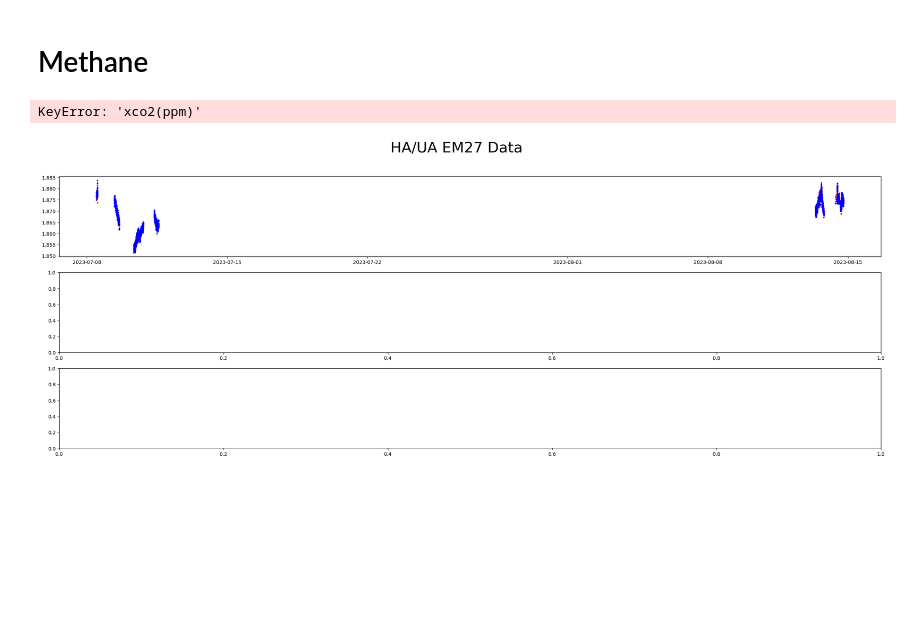
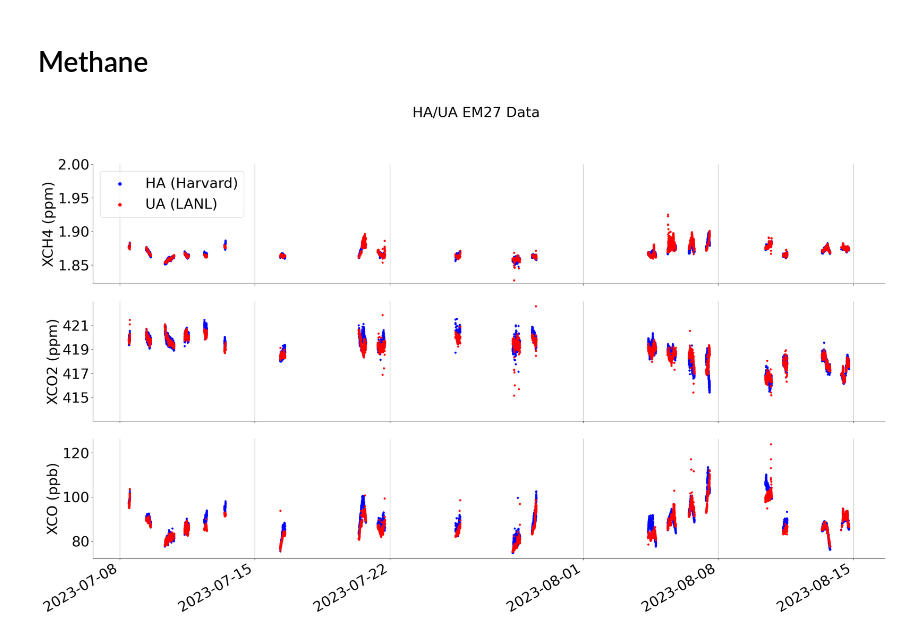
Before and after one commit to agmeyer4/Atmos_Column, a Jupyter notebook: atmos_column/ipynbs/oct2023_oco_presentation.ipynb, the cells around one changed output. Cells and saved outputs as stored; diff of their text form; code cells hidden in the pictures; blank space fills up the shorter version.

```diff
--- a/atmos_column/ipynbs/oct2023_oco_presentation.ipynb
+++ b/atmos_column/ipynbs/oct2023_oco_presentation.ipynb
@@ -1368,6 +1348,11 @@ fig.savefig(os.path.join(figures_path,fig_name),dpi=500)
 # %% [markdown]
 # Methane
 # %%
+#Define parameters
+base_project_dir = '/uufs/chpc.utah.edu/common/home/u0890904/LAIR_1/'
+data_subfolder = os.path.join(base_project_dir,'Data/EM27_oof/summer_2023/elaine_retrievals')
+inst_ids = ['ha','ua']
+
 dt1_str = '2023-07-08 11:00:00'
 dt2_str = '2023-08-14 23:59:59'
 timezone = 'US/Mountain'
@@ -1386,9 +1371,19 @@ for inst_id in inst_ids:
         df = df.loc[df['flag']==flag]
     if resample is not None:
         df = df.resample(resample).mean(numeric_only = True)
+    if inst_id == 'ua':
+        df['xch4(ppm)_tcconcorr'] = df['xch4(ppm)'] + tccon_ua_diff_dict['xch4']['50%']
+        df['xco2(ppm)_tcconcorr'] = df['xco2(ppm)'] + tccon_ua_diff_dict['xco2']['50%']
+        df['xco(ppb)_tcconcorr'] = df['xco(ppb)'] + tccon_ua_diff_dict['xco']['50%']
+    if inst_id == 'ha':
+        df['xch4(ppm)_tcconcorr'] = df['xch4(ppm)'] + ha_ua_diff_dict['xch4(ppm)']['50%']
+        df['xco2(ppm)_tcconcorr'] = df['xco2(ppm)'] + ha_ua_diff_dict['xco2(ppm)']['50%']
+        df['xco(ppb)_tcconcorr'] = df['xco(ppb)'] + ha_ua_diff_dict['xco(ppb)']['50%']
     oof_dfs[inst_id] = df.dropna(how='all')
-merged_df = merge_oofdfs(oof_dfs)
-merged_df = merged_df[['xch4(ppm)_ua','xch4(ppm)_ha','xco2(ppm)_ua','xco2(ppm)_ha','xco(ppb)_ua','xco(ppb)_ha']]
+merged_df = merge_oofdfs(oof_dfs,add_tags = True,dropna=True)
+merged_df = merged_df[['xch4(ppm)_tcconcorr_ua','xch4(ppm)_tcconcorr_ha','xch4(ppm)_error_ua','xch4(ppm)_error_ha',
+                       'xco2(ppm)_tcconcorr_ua','xco2(ppm)_tcconcorr_ha','xco2(ppm)_error_ua','xco2(ppm)_error_ha',
+                       'xco(ppb)_tcconcorr_ua','xco(ppb)_tcconcorr_ha','xco(ppb)_error_ua','xco(ppb)_error_ha']]
 # %%
 merged_df['xch4(ppm)_ua_tcconcorr'] = merged_df['xch4(ppm)_ua'] + tccon_ua_diff_dict['xch4']['50%']
 merged_df['xco2(ppm)_ua_tcconcorr'] = merged_df['xco2(ppm)_ua'] + tccon_ua_diff_dict['xco2']['50%']
@@ -1398,54 +1393,58 @@ merged_df['xch4(ppm)_ha_tcconcorr'] = merged_df['xch4(ppm)_ha'] + ha_ua_diff_dic
 merged_df['xco2(ppm)_ha_tcconcorr'] = merged_df['xco2(ppm)_ha'] + ha_ua_diff_dict['xco2(ppm)']['50%']
 merged_df['xco(ppb)_ha_tcconcorr'] = merged_df['xco(ppb)_ha'] + ha_ua_diff_dict['xco(ppb)']['50%']
 # %%
-fig_id = 'CH4_CO2_all_ts_corrected'
+fig_id = 'ua_ha_all_ts_corrected'
 
-fig,axes = plt.subplots(3,1,figsize = (30,10))
+fig,axes = plt.subplots(3,1,figsize = (30,17))
 fig.suptitle('HA/UA EM27 Data',fontsize = 30)
-labsize = 24
-marker_size = 4
+labsize = 30
+marker_size = 12
 
-xlims = [pd.to_datetime('2023-07-10 08:00:00').tz_localize('US/Mountain'),pd.to_datetime('2023-07-10 18:00:00').tz_localize('US/Mountain')]
+#xlims = [pd.to_datetime('2023-07-10 08:00:00').tz_localize('US/Mountain'),pd.to_datetime('2023-07-11 18:00:00').tz_localize('US/Mountain')]
 
-
-axes[0].scatter(merged_df.index,merged_df['xch4(ppm)_ua_tcconcorr'],color = 'red',s=marker_size)
-axes[0].scatter(merged_df.index,merged_df['xch4(ppm)_ha_tcconcorr'],color = 'blue',s=marker_size)
+axes[0].scatter(merged_df.index,merged_df['xch4(ppm)_tcconcorr_ha'],color = 'blue',s=marker_size)
+axes[0].scatter(merged_df.index,merged_df['xch4(ppm)_tcconcorr_ua'],color = 'red',s=marker_size)
+axes[1].scatter(merged_df.index,merged_df['xco2(ppm)_tcconcorr_ha'],color = 'blue',s=marker_size)
+axes[1].scatter(merged_df.index,merged_df['xco2(ppm)_tcconcorr_ua'],color = 'red',s=marker_size)
+axes[2].scatter(merged_df.index,merged_df['xco(ppb)_tcconcorr_ha'],color = 'blue',s=marker_size)
+axes[2].scatter(merged_df.index,merged_df['xco(ppb)_tcconcorr_ua'],color = 'red',s=marker_size)
 
 # axes[1].scatter(merged_df.index,merged_df['xco2(ppm)'],color = color,s=marker_size)
 # axes[2].scatter(merged_df.index,merged_df['xco(ppb)'],color = color,s=marker_size)
 
 axes[0].scatter([],[],label = 'HA (Harvard)',color = 'blue',s=40)
 axes[0].scatter([],[],label = 'UA (LANL)',color = 'red',s=40)
 axes[0].tick_params(labelsize = labsize)
 axes[0].set_ylabel('XCH4 (ppm)',size = labsize)
-axes[0].set_xlim(xlims)
+#axes[0].set_xlim(xlims)
+#axes[0].set_ylim([1.83,1.88])
 axes[0].set_yticks([1.85,1.90,1.95,2.0])
 axes[0].spines['top'].set_visible(False)
 axes[0].spines['right'].set_visible(False)
 axes[0].xaxis.grid(True)
 axes[0].legend(fontsize = labsize,loc=2)#,ncol = 2)
 
 axes[1].tick_params(labelsize = labsize)
 axes[1].set_ylabel('XCO2 (ppm)',size = labsize)
-axes[1].set_xlim(xlims)
-axes[1].set_yticks([400,410,420,430])
+#axes[1].set_xlim(xlims)
+axes[1].set_ylim([413,423])
+axes[1].set_yticks([415,417,419,421])
 axes[1].spines['top'].set_visible(False)
 axes[1].spines['right'].set_visible(False)
 axes[1].xaxis.grid(True)
 
 axes[2].tick_params(labelsize = labsize)
 axes[2].set_ylabel('XCO (ppb)',size = labsize)
-axes[2].set_xlim(xlims)
+#axes[2].set_xlim(xlims)
 axes[2].spines['top'].set_visible(False)
 axes[2].spines['right'].set_visible(False)
 axes[2].xaxis.grid(True)
-axes[2].xaxis.set_major_formatter(mdates.DateFormatter('%Y-%m-%d', tz = em27_resampled.index.tz))
+#axes[2].xaxis.set_major_formatter(mdates.DateFormatter('%Y-%m-%d', tz = em27_resampled.index.tz))
 plt.subplots_adjust(hspace=0.15)
 plt.gcf().autofmt_xdate()
 plt.show()
 
 fig_name = f'{fig_id}.png'
 fig.savefig(os.path.join(figures_path,fig_name),dpi=500)
 # %% [output]
-KeyError: 'xco2(ppm)'
-[figure, old version]
+[figure, new version]
```
Also changed, not shown: parts of 21 cells of this notebook, 7 other files.
